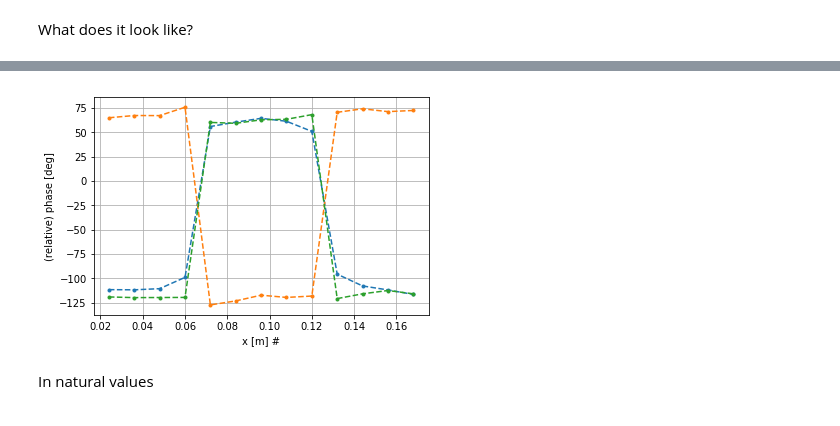
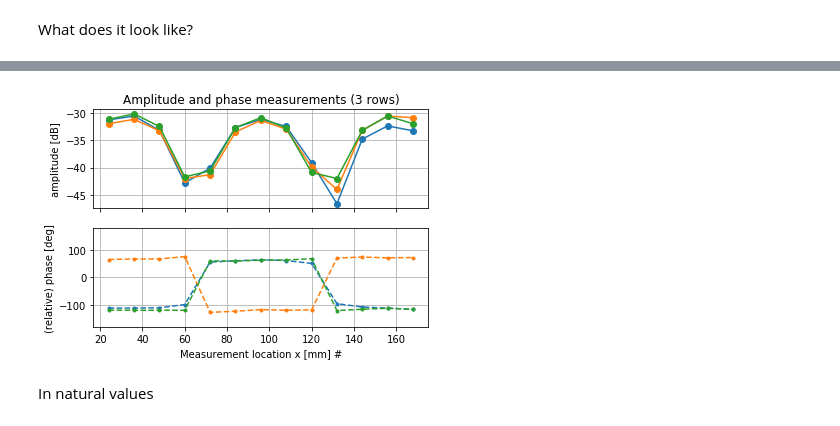
Before and after one commit to Hash--/documents, a Jupyter notebook: notebooks/TP Master Fusion/LH-Hands-on-mode-converter.ipynb, the cells around one changed output, grey strips where cells are left out. Cells and saved outputs as stored; diff of their text form; code cells hidden in the pictures.

```diff
--- a/notebooks/TP Master Fusion/LH-Hands-on-mode-converter.ipynb
+++ b/notebooks/TP Master Fusion/LH-Hands-on-mode-converter.ipynb
@@ -220,10 +218,19 @@ grid()
-# %%
-plot(x_mes, phase_deg, '--.')
-xlabel('x [m] #')
-ylabel('(relative) phase [deg]')
-grid()
-# %% [output]
-[figure, removed]
+# %%
+fig, (ax1,ax2) = plt.subplots(2,1,sharex=True)
+ax1.plot(x_mes*1e3, ampl_dB, '-o')
+ax1.set_ylabel('amplitude [dB]')
+ax1.grid(True)
+ax1.set_title('Amplitude and phase measurements (3 rows)')
+
+ax2.plot(x_mes*1e3, phase_deg, '--.')
+ax2.set_xlabel('Measurement location x [mm] #')
+ax2.set_ylabel('(relative) phase [deg]')
+ax2.grid(True)
+ax2.set_ylim(-180, 180)
+
+fig.savefig('mode-converter_measurements_dB.png', dpi=150)
+# %% [output]
+[figure, added]
 # %% [markdown]
 In natural values
 # %%
```
Also changed, not shown: parts of 9 cells of this notebook, 1 other file.
